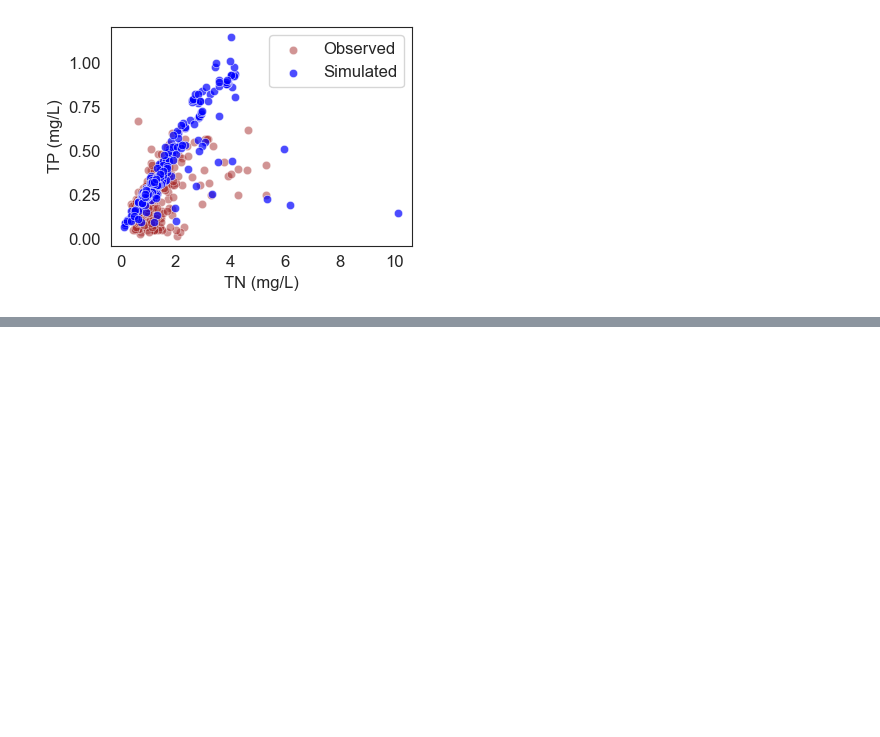
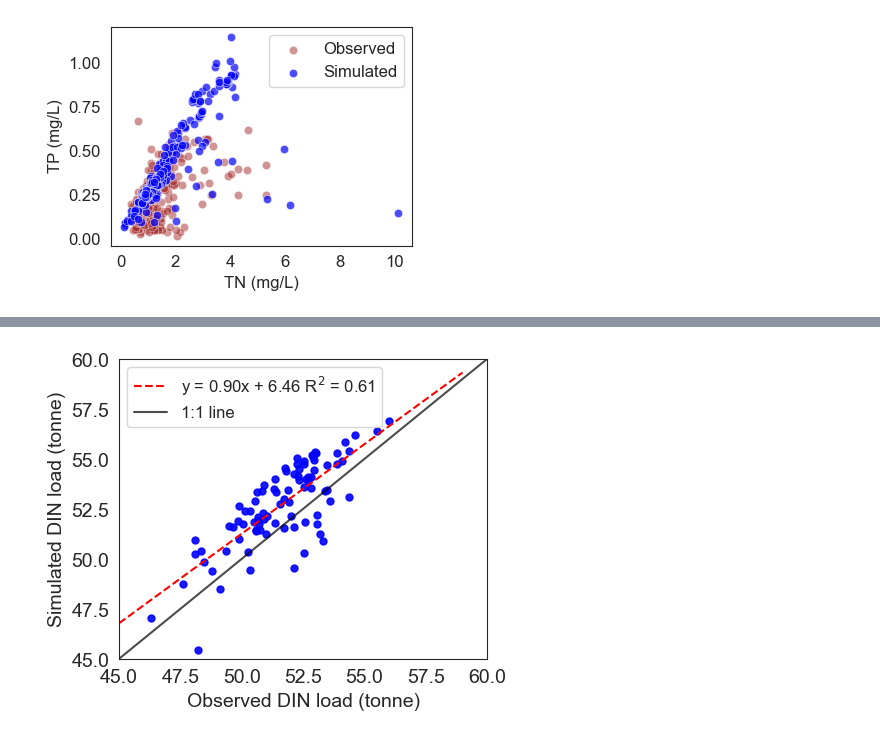
Before and after one commit to QianWanghhu/GraphEvalUnc, a Jupyter notebook: src/illustrative_plots.ipynb, the cells around one changed output, grey strips where cells are left out. Cells and saved outputs as stored; diff of their text form; code cells hidden in the pictures; blank space fills up the shorter version.

```diff
--- a/src/illustrative_plots.ipynb
+++ b/src/illustrative_plots.ipynb
@@ -252,0 +373,39 @@ plt.savefig(f'{fig_dir}Illustrative plot/cross_correlation_plot.png', dpi=300)
+# %%
+# Plot scater plot comparing observed DIN vs. modeled DIN
+fig = plt.figure(figsize=(5, 4))
+# 设置全局字体大小
+plt.rcParams.update({
+    'font.size': 14,               # 控制默认文本大小
+    'axes.titlesize': 14,          # 坐标轴标题大小
+    'axes.labelsize': 14,          # 坐标轴标签大小
+    'xtick.labelsize': 14,         # x轴刻度标签大小
+    'ytick.labelsize': 14,         # y轴刻度标签大小
+})
+# drop abs(y - x) > 5
+y = din_mod.mean(axis=1).values + 9
+x = din_obs.mean(axis=1).values
+index_to_keep = np.abs(y - x) <= 3
+y = y[index_to_keep]
+x = x[index_to_keep]
+plt.plot(x, y, color='blue', ls='', marker='o', alpha=0.9, markersize=5)
+# add regression line and r2 value
+from scipy.stats import linregress
+linregression = linregress(x, y)
+r_squared = linregression.rvalue ** 2
+# plt.text(0.1, 0.9, s = f'R$^2$ = {r_squared:.2f}', transform=plt.gca().transAxes, fontsize=12)
+# Add regression line
+func_line = f'y = {linregression.slope:.2f}x + {linregression.intercept:.2f} ' + f'R$^2$ = {r_squared:.2f}'
+plt.plot(np.arange(45, 60, 2), linregression.slope * np.arange(45, 60, 2) + linregression.intercept, color='red', ls='--', label=func_line)
+# Add the function to figure
+# plt.text(0.1, 0.8, s = f'y = {linregression.slope:.2f}x + {linregression.intercept:.2f}', transform=plt.gca().transAxes, fontsize=12)
+#
+plt.plot([45, 60], [45, 60], color='black', ls='-', label='1:1 line', alpha=0.7)
+plt.xlim(45, 60)
+plt.ylim(45, 60)
+plt.legend(loc = 'upper left', fontsize=12)
+plt.xlabel('Observed DIN load (tonne)')
+plt.ylabel('Simulated DIN load (tonne)')
+plt.tight_layout()
+plt.savefig(f'{fig_dir}Illustrative plot/Point and path plot_obs_vs_mod_DIN_load.png', dpi=300)
+# %% [output]
+[figure, added]
```
Also changed, not shown: parts of 7 cells of this notebook, 6 other files.
